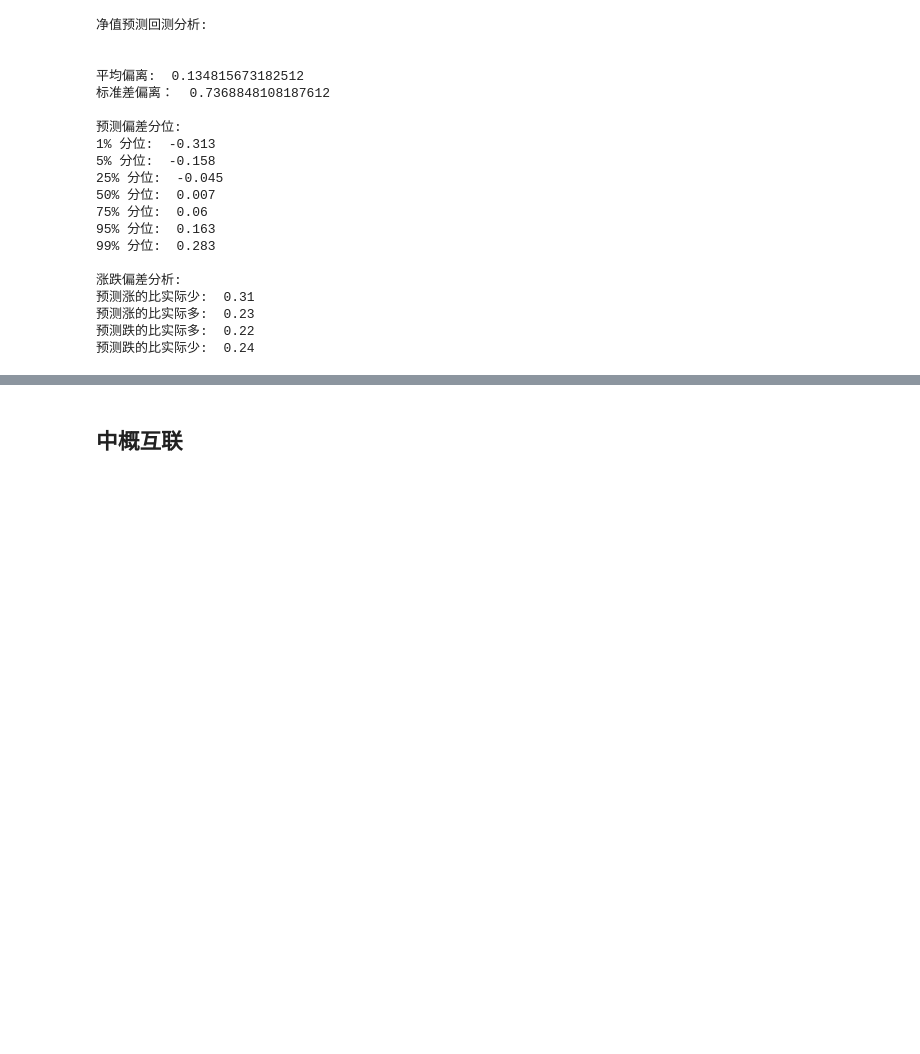
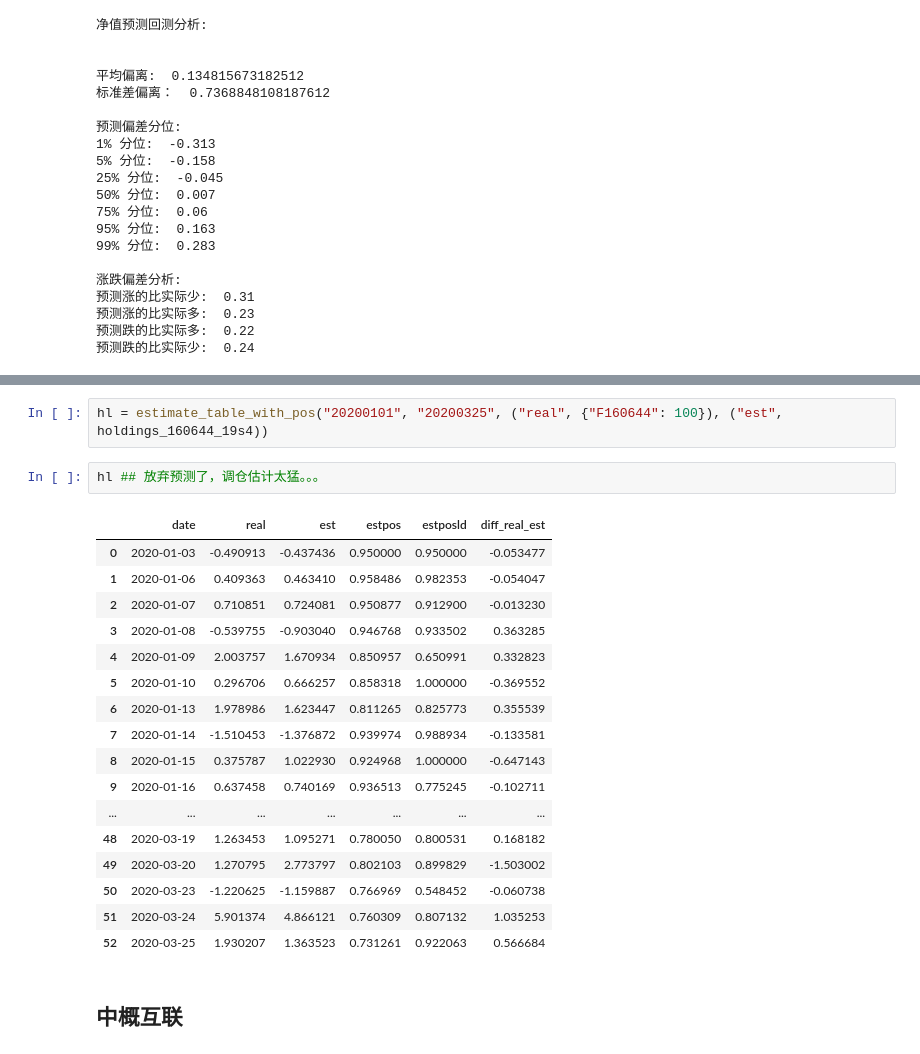
Before and after one commit to refraction-ray/lof-bot, a Jupyter notebook: studies/qdii_lof_prediction.ipynb, the cells around one changed output, grey strips where cells are left out. Cells and saved outputs as stored; diff of their text form; blank space fills up the shorter version.

```diff
--- a/studies/qdii_lof_prediction.ipynb
+++ b/studies/qdii_lof_prediction.ipynb
@@ -1121,3 +1193,25 @@ analyse_all(zghl, "diff_real_est") # 几乎一致，稍有一丝丝改善
+# %%
+hl = estimate_table_with_pos("20200101", "20200325", ("real", {"F160644": 100}), ("est", holdings_160644_19s4))
+# %%
+hl ## 放弃预测了，调仓估计太猛。。。
+# %% [output]
+|  | date | real | est | estpos | estposld | diff_real_est |
+| 0 | 2020-01-03 | -0.490913 | -0.437436 | 0.950000 | 0.950000 | -0.053477 |
+| 1 | 2020-01-06 | 0.409363 | 0.463410 | 0.958486 | 0.982353 | -0.054047 |
+| 2 | 2020-01-07 | 0.710851 | 0.724081 | 0.950877 | 0.912900 | -0.013230 |
+| 3 | 2020-01-08 | -0.539755 | -0.903040 | 0.946768 | 0.933502 | 0.363285 |
+| 4 | 2020-01-09 | 2.003757 | 1.670934 | 0.850957 | 0.650991 | 0.332823 |
+| 5 | 2020-01-10 | 0.296706 | 0.666257 | 0.858318 | 1.000000 | -0.369552 |
+| 6 | 2020-01-13 | 1.978986 | 1.623447 | 0.811265 | 0.825773 | 0.355539 |
+| 7 | 2020-01-14 | -1.510453 | -1.376872 | 0.939974 | 0.988934 | -0.133581 |
+| 8 | 2020-01-15 | 0.375787 | 1.022930 | 0.924968 | 1.000000 | -0.647143 |
+| 9 | 2020-01-16 | 0.637458 | 0.740169 | 0.936513 | 0.775245 | -0.102711 |
+| ... | ... | ... | ... | ... | ... | ... |
+| 48 | 2020-03-19 | 1.263453 | 1.095271 | 0.780050 | 0.800531 | 0.168182 |
+| 49 | 2020-03-20 | 1.270795 | 2.773797 | 0.802103 | 0.899829 | -1.503002 |
+| 50 | 2020-03-23 | -1.220625 | -1.159887 | 0.766969 | 0.548452 | -0.060738 |
+| 51 | 2020-03-24 | 5.901374 | 4.866121 | 0.760309 | 0.807132 | 1.035253 |
+| 52 | 2020-03-25 | 1.930207 | 1.363523 | 0.731261 | 0.922063 | 0.566684 |
 # %% [markdown]
 ## 中概互联
 # %%
```
Also changed, not shown: parts of 8 cells of this notebook, 7 other files.
